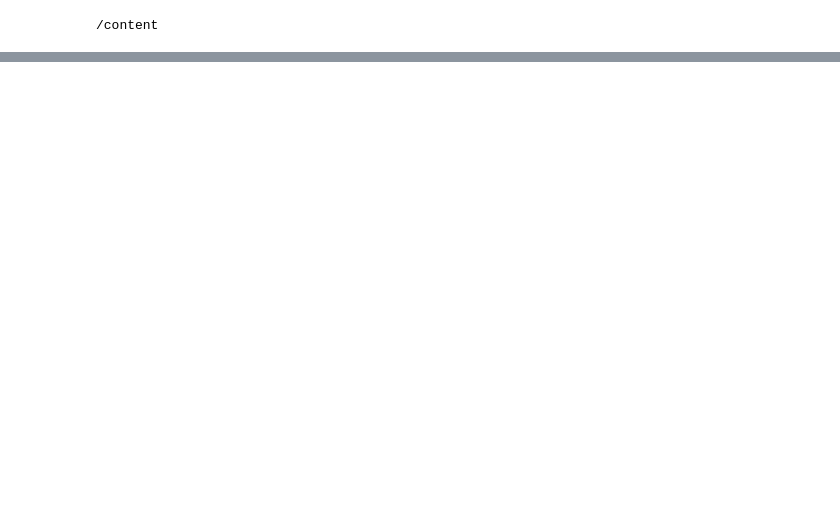
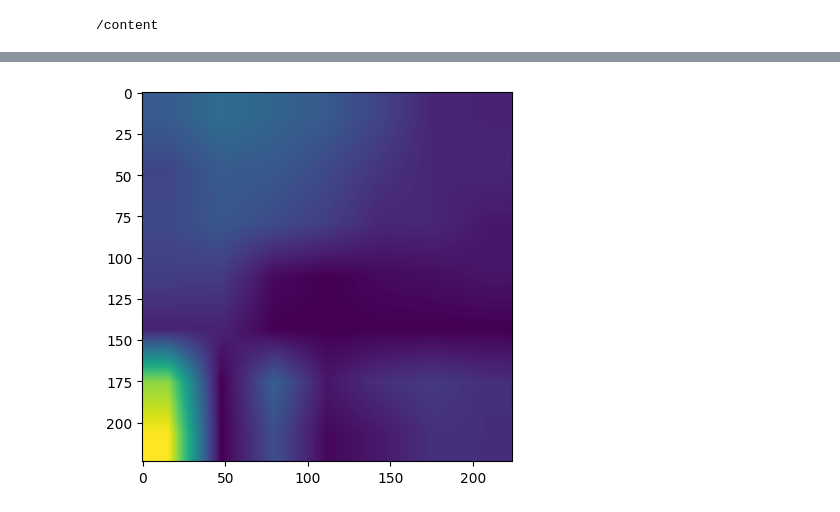
Before and after one commit to rsuwa/self-driving-mini-car, a Jupyter notebook: learn_steer_throttle.ipynb, the cells around one changed output, grey strips where cells are left out. Saved outputs shown, nothing was run; the diff lists cells and outputs as text; code cells hidden in the pictures; blank space fills up the shorter version.

```diff
--- a/learn_steer_throttle.ipynb
+++ b/learn_steer_throttle.ipynb
@@ -230,0 +183,17 @@ tensor(0.0292, device='cuda:0', grad_fn=<AddBackward0>)
+# %%
+TEST_DATA_IMAGE = '/content/drive/MyDrive/train_data/0.601759_-0.180392_bc6d82ee-545c-11ee-94c2-02422eaea364.jpg'
+
+model = torchvision.models.resnet18(pretrained=False)
+model.fc = torch.nn.Linear(512, 2)
+model.load_state_dict(torch.load('best_steering_model_ResNet.pth'))
+model = model.to(device)
+model = model.eval()
+image_path = TEST_DATA_IMAGE
+image = PIL.Image.open(image_path)
+image = transforms.functional.resize(image, (224, 224))
+image = transforms.functional.to_tensor(image)
+image = image.numpy()[::-1].copy()
+image = torch.from_numpy(image)
+image = transforms.functional.normalize(image, [0.485, 0.456, 0.406], [0.229, 0.224, 0.225]).to(device)
+outputs = model(image[None, ...])
+print(outputs)
@@ -230,0 +245,3 @@ tensor(0.0292, device='cuda:0', grad_fn=<AddBackward0>)
+# %%
+model.eval()
+grad_cam = GradCAM(model=model, feature_layer=list(model.layer4.modules())[-1])
@@ -230,0 +259,13 @@ tensor(0.0292, device='cuda:0', grad_fn=<AddBackward0>)
+# %%
+import numpy as np
+# Get feature gradient
+feature_grad = grad_cam.feature_grad.data.cpu().numpy()[0]
+# Get weights from gradient
+weights = np.mean(feature_grad, axis=(1, 2))  # Take averages for each gradient
+# Get features outputs
+feature_map = grad_cam.feature_map.data.cpu().numpy()
+grad_cam.clear_hook()
+# %%
+# Get cam
+cam = np.sum((weights * feature_map.T), axis=2).T
+cam = np.maximum(cam, 0)  # apply ReLU to cam
@@ -230,0 +289,11 @@ tensor(0.0292, device='cuda:0', grad_fn=<AddBackward0>)
+# %%
+#(cam*10000).astype(np.uint8)
+import cv2
+import matplotlib.pyplot as plt
+cam = cv2.resize(cam, (224,224))
+cam = (cam - np.min(cam)) / (np.max(cam) - np.min(cam))  # Normalize between 0-1
+cam = np.uint8(cam * 255)  # Scale between 0-255 to visualize
+plt.imshow(cam)
+plt.show()
+# %% [output]
+[figure, added]
```
Also changed, not shown: parts of 21 cells of this notebook.
